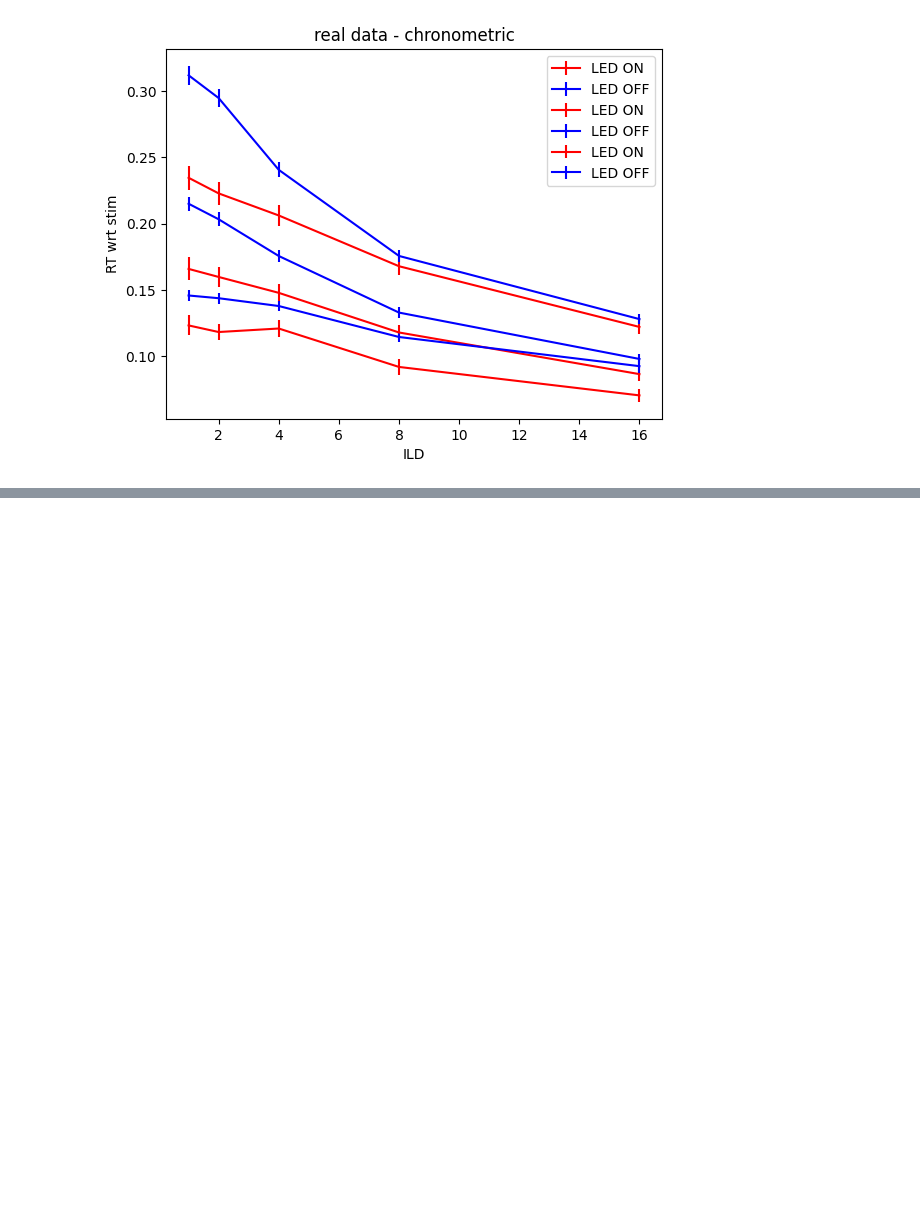
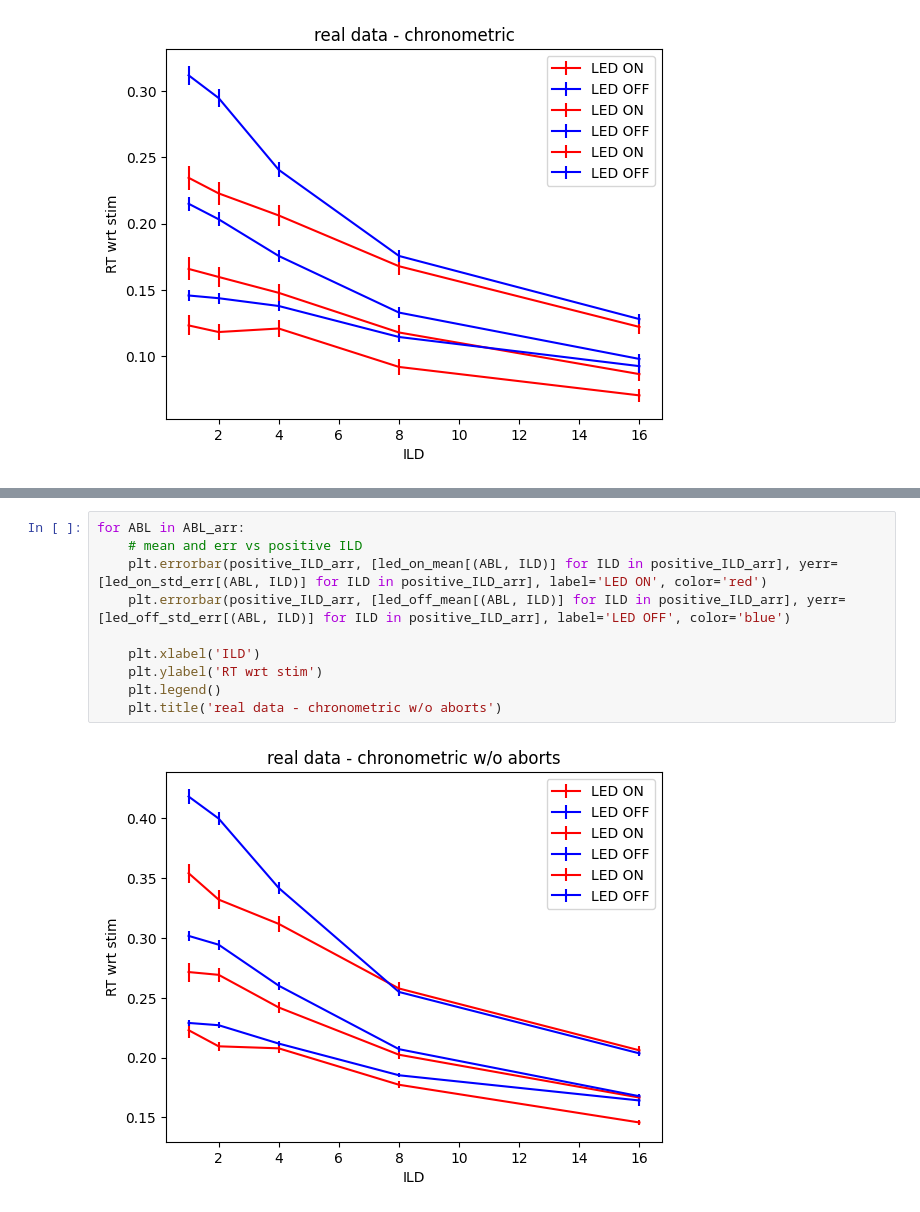
Before and after one commit to rakaar/ddm_data, a Jupyter notebook: play_data.ipynb, the cells around one changed output, grey strips where cells are left out. Cells and saved outputs as stored; diff of their text form; blank space fills up the shorter version.

```diff
--- a/play_data.ipynb
+++ b/play_data.ipynb
@@ -294,0 +341,12 @@ for ABL in ABL_arr:
+# %%
+for ABL in ABL_arr:
+    # mean and err vs positive ILD
+    plt.errorbar(positive_ILD_arr, [led_on_mean[(ABL, ILD)] for ILD in positive_ILD_arr], yerr=[led_on_std_err[(ABL, ILD)] for ILD in positive_ILD_arr], label='LED ON', color='red')
+    plt.errorbar(positive_ILD_arr, [led_off_mean[(ABL, ILD)] for ILD in positive_ILD_arr], yerr=[led_off_std_err[(ABL, ILD)] for ILD in positive_ILD_arr], label='LED OFF', color='blue')
+
+    plt.xlabel('ILD')
+    plt.ylabel('RT wrt stim')
+    plt.legend()
+    plt.title('real data - chronometric w/o aborts')
+# %% [output]
+[figure, added]
```
Also changed, not shown: parts of 6 cells of this notebook, 5 other files.
